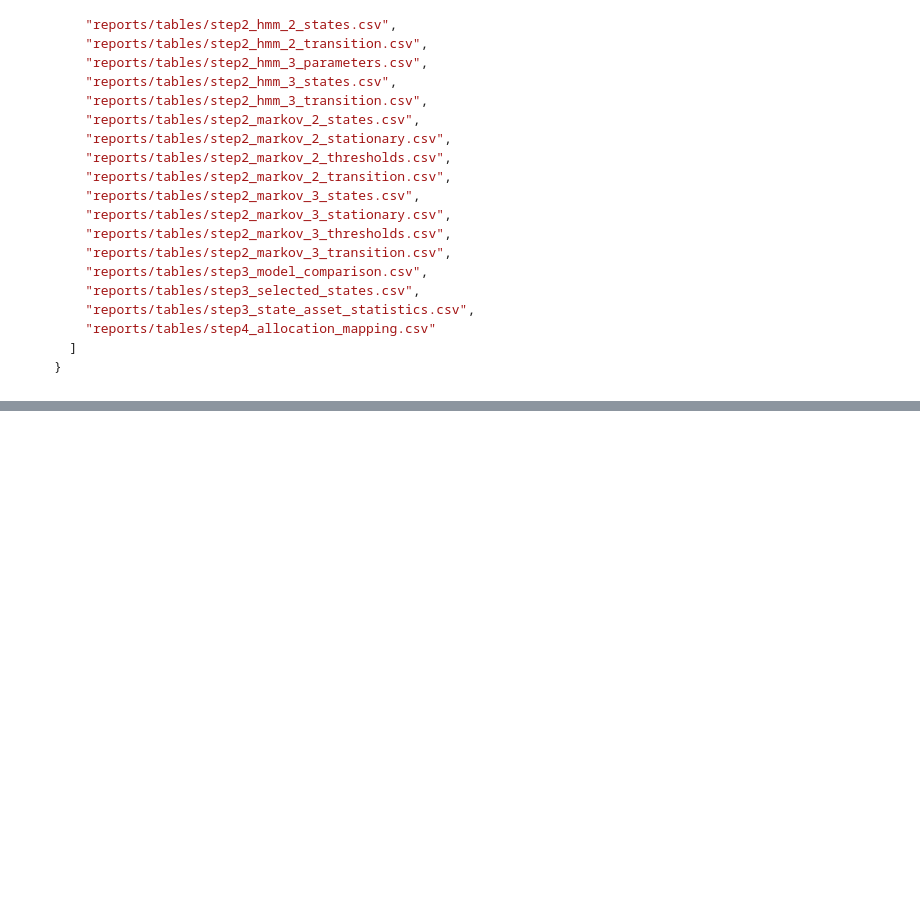
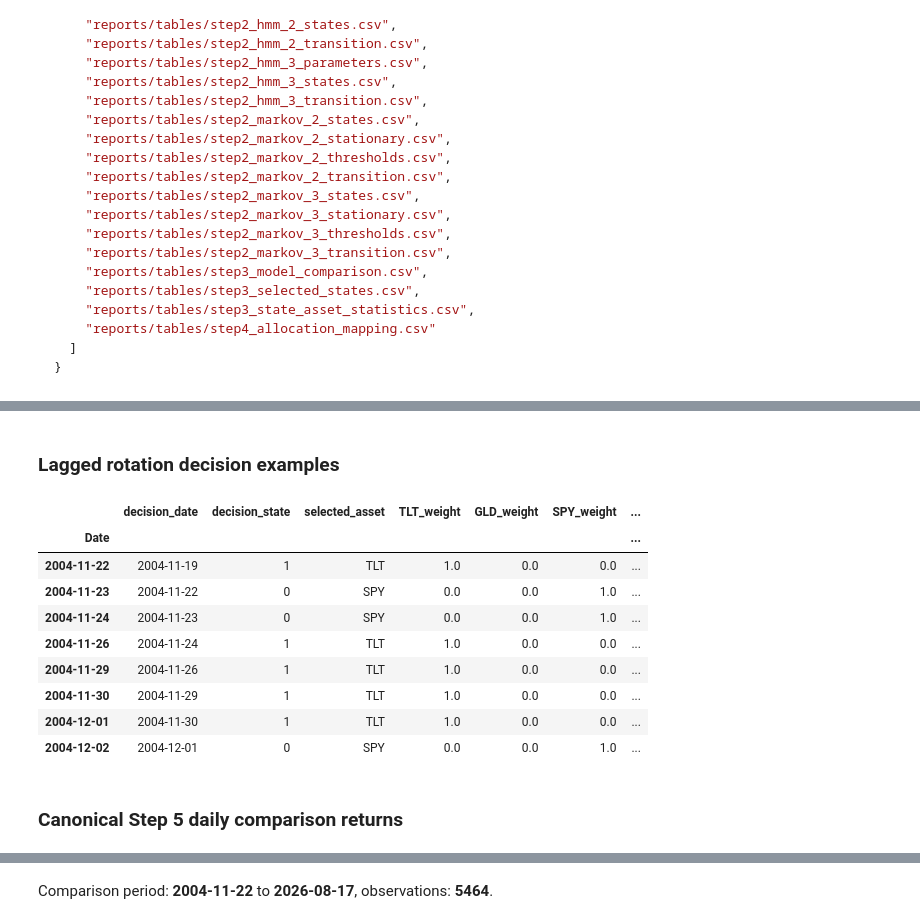
Before and after one commit to SergejSchweizer/vix-regime-allocation, a Jupyter notebook: notebooks/gwp2_vix_regime_allocation.ipynb, the cells around one changed output, grey strips where cells are left out. Cells and saved outputs as stored; diff of their text form; code cells hidden in the pictures; blank space fills up the shorter version.

Commit message:
PR-40 — Notebook Step5 backtest + benchmarks [generated]

```diff
--- a/notebooks/gwp2_vix_regime_allocation.ipynb
+++ b/notebooks/gwp2_vix_regime_allocation.ipynb
@@ -886,0 +853,71 @@ display(Markdown(chr(10).join(f"- {_mla_entry(references[key])}" for key in cite
+# %%
+import hashlib
+import json
+from pathlib import Path
+
+from vix_regime_allocation.backtest import ROTATION_DETAIL_COLUMNS, build_rotation_returns
+from vix_regime_allocation.backtest_summary import COMPARISON_COLUMNS, build_comparison
+from vix_regime_allocation.benchmarks import (
+    build_equal_weight_monthly_returns,
+    build_spy_buy_hold_returns,
+)
+
+repo_root = Path.cwd().resolve().parent if Path.cwd().name == "notebooks" else Path.cwd().resolve()
+step1_path = repo_root / "data/processed/step1_data.csv"
+selected_model_path = repo_root / "reports/generated/step3_selected_model.json"
+allocation_path = repo_root / "reports/tables/step4_allocation_mapping.csv"
+daily_returns_path = repo_root / "reports/tables/step5_daily_returns.csv"
+
+step1 = pd.read_csv(step1_path, parse_dates=["Date"]).set_index("Date")
+step1.index = pd.DatetimeIndex(step1.index, name="Date")
+selected_model = json.loads(selected_model_path.read_text(encoding="utf-8"))
+input_sha256 = hashlib.sha256(step1_path.read_bytes()).hexdigest()
+assert selected_model["input_data_sha256"] == input_sha256
+
+selected_states_path = repo_root / selected_model["selected_states_path"]
+selected_states_frame = pd.read_csv(selected_states_path, parse_dates=["Date"])
+assert selected_states_frame["Date"].tolist() == step1.index.tolist()
+selected_states = pd.Series(
+    selected_states_frame["state"].to_numpy(dtype=int),
+    index=step1.index,
+    name="state",
+    dtype=int,
+)
+allocation = pd.read_csv(allocation_path)
+
+rotation_detail = build_rotation_returns(step1, selected_states, allocation)
+assert tuple(rotation_detail.columns) == ROTATION_DETAIL_COLUMNS
+comparison_index = pd.DatetimeIndex(rotation_detail.index, name="Date")
+equal_weight = build_equal_weight_monthly_returns(step1, comparison_index)
+spy_buy_hold = build_spy_buy_hold_returns(step1, comparison_index)
+step5_daily_returns = build_comparison(rotation_detail, equal_weight, spy_buy_hold)
+assert tuple(step5_daily_returns.columns) == COMPARISON_COLUMNS
+assert step5_daily_returns.index.equals(comparison_index)
+assert len(step5_daily_returns) == len(step1) - 1
+
+daily_returns_path.parent.mkdir(parents=True, exist_ok=True)
+step5_daily_returns.to_csv(daily_returns_path, index_label="Date")
+
+display(Markdown("### Lagged rotation decision examples"))
+display(rotation_detail.head(8))
+display(Markdown("### Canonical Step 5 daily comparison returns"))
+display(step5_daily_returns.head(8))
+display(
+    Markdown(
+        f"Comparison period: **{comparison_index[0].date()}** to "
+        f"**{comparison_index[-1].date()}**, observations: **{len(comparison_index)}**."
+    )
+)
+# %% [output]
+### Lagged rotation decision examples
+|  | decision_date | decision_state | selected_asset | TLT_weight | GLD_weight | SPY_weight | ... |
+| Date |  |  |  |  |  |  | ... |
+| 2004-11-22 | 2004-11-19 | 1 | TLT | 1.0 | 0.0 | 0.0 | ... |
+| 2004-11-23 | 2004-11-22 | 0 | SPY | 0.0 | 0.0 | 1.0 | ... |
+| 2004-11-24 | 2004-11-23 | 0 | SPY | 0.0 | 0.0 | 1.0 | ... |
+| 2004-11-26 | 2004-11-24 | 1 | TLT | 1.0 | 0.0 | 0.0 | ... |
+| 2004-11-29 | 2004-11-26 | 1 | TLT | 1.0 | 0.0 | 0.0 | ... |
+| 2004-11-30 | 2004-11-29 | 1 | TLT | 1.0 | 0.0 | 0.0 | ... |
+| 2004-12-01 | 2004-11-30 | 1 | TLT | 1.0 | 0.0 | 0.0 | ... |
+| 2004-12-02 | 2004-12-01 | 0 | SPY | 0.0 | 0.0 | 1.0 | ... |
+### Canonical Step 5 daily comparison returns
@@ -886,0 +934 @@ display(Markdown(chr(10).join(f"- {_mla_entry(references[key])}" for key in cite
+Comparison period: **2004-11-22** to **2026-08-17**, observations: **5464**.
```
Also changed, not shown: parts of 7 cells of this notebook, 3 other files.
